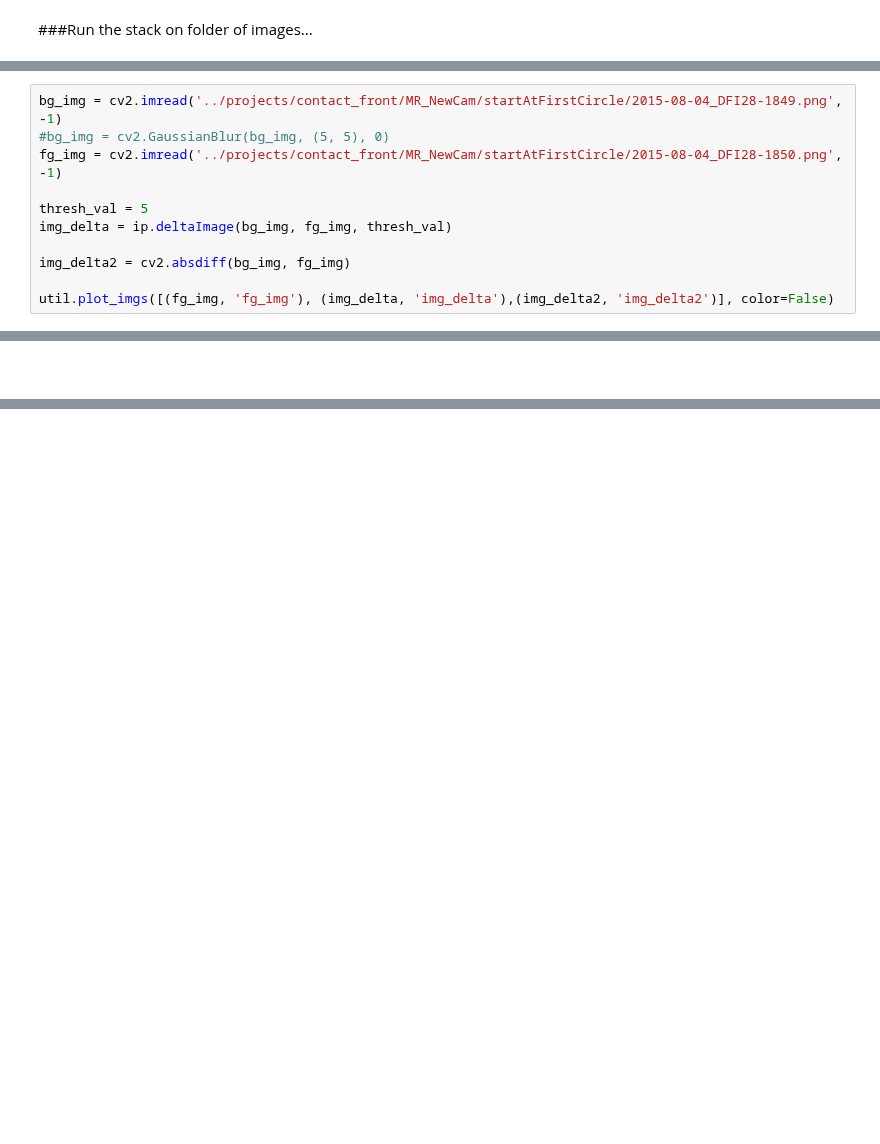
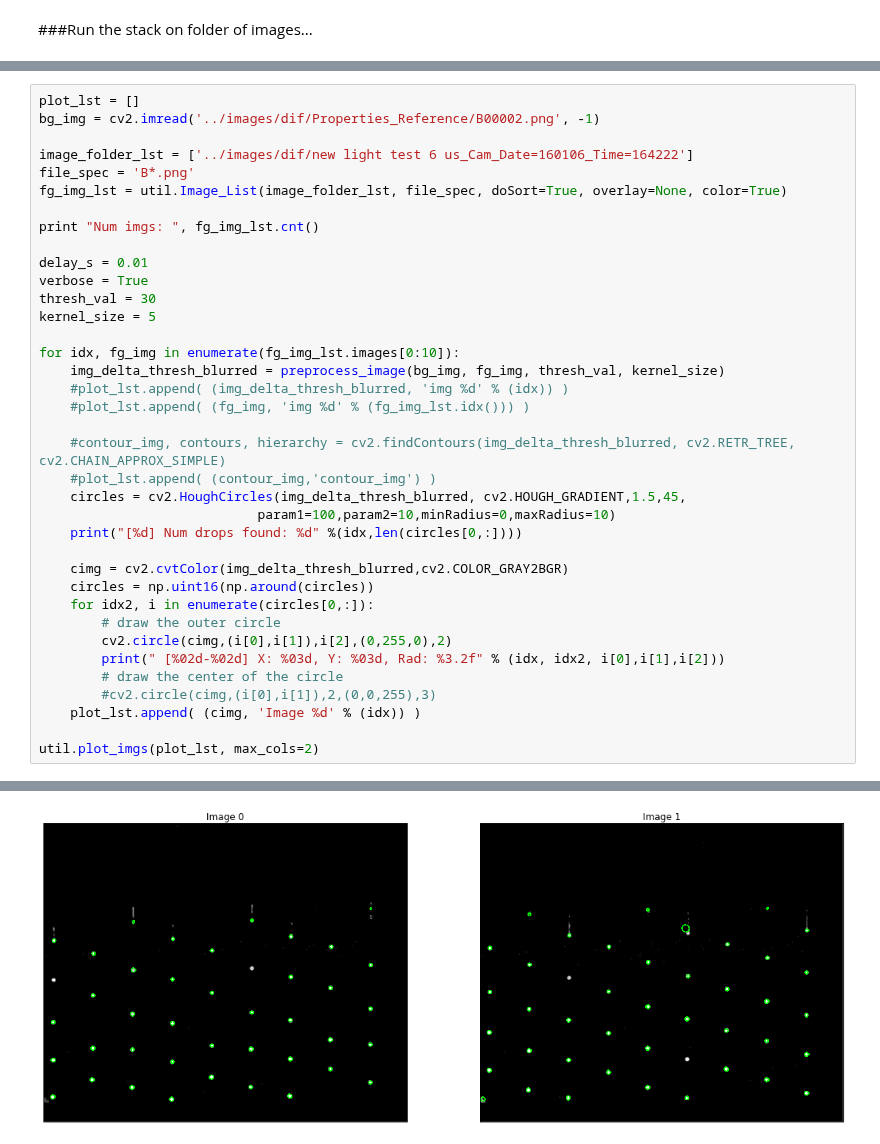
Before and after one commit to Aniruddh1/ipython-opencv-notebooks, a Jupyter notebook: notebooks/DIF_Test1.ipynb, the cells around one changed output, grey strips where cells are left out. Drawn from its saved outputs; the diff is of its cells as text; blank space fills up the shorter version.

```diff
--- a/notebooks/DIF_Test1.ipynb
+++ b/notebooks/DIF_Test1.ipynb
@@ -392,11 +132,0 @@ util.plot_imgs([(bg_img, 'Background Image'), (fg_img, 'Raw Image'), (img, 'Delt
-# %%
-bg_img = cv2.imread('../projects/contact_front/MR_NewCam/startAtFirstCircle/2015-08-04_DFI28-1849.png', -1)
-#bg_img = cv2.GaussianBlur(bg_img, (5, 5), 0)
-fg_img = cv2.imread('../projects/contact_front/MR_NewCam/startAtFirstCircle/2015-08-04_DFI28-1850.png', -1)
-
-thresh_val = 5
-img_delta = ip.deltaImage(bg_img, fg_img, thresh_val)
-
-img_delta2 = cv2.absdiff(bg_img, fg_img)
-
-util.plot_imgs([(fg_img, 'fg_img'), (img_delta, 'img_delta'),(img_delta2, 'img_delta2')], color=False)
@@ -606,2 +133,38 @@ print "dia_mean: ", dia_np.mean()
-# %% [markdown]
-###
+# %%
+plot_lst = []
+bg_img = cv2.imread('../images/dif/Properties_Reference/B00002.png', -1)
+
+image_folder_lst = ['../images/dif/new light test 6 us_Cam_Date=160106_Time=164222']
+file_spec = 'B*.png'
+fg_img_lst = util.Image_List(image_folder_lst, file_spec, doSort=True, overlay=None, color=True)
+
+print "Num imgs: ", fg_img_lst.cnt()
+
+delay_s = 0.01
+verbose = True
+thresh_val = 30
+kernel_size = 5
+
+for idx, fg_img in enumerate(fg_img_lst.images[0:10]):
+    img_delta_thresh_blurred = preprocess_image(bg_img, fg_img, thresh_val, kernel_size)
+    #plot_lst.append( (img_delta_thresh_blurred, 'img %d' % (idx)) )
+    #plot_lst.append( (fg_img, 'img %d' % (fg_img_lst.idx())) )
+
+    #contour_img, contours, hierarchy = cv2.findContours(img_delta_thresh_blurred, cv2.RETR_TREE, cv2.CHAIN_APPROX_SIMPLE)
+    #plot_lst.append( (contour_img,'contour_img') )
+    circles = cv2.HoughCircles(img_delta_thresh_blurred, cv2.HOUGH_GRADIENT,1.5,45,
+                            param1=100,param2=10,minRadius=0,maxRadius=10)
+    print("[%d] Num drops found: %d" %(idx,len(circles[0,:])))
+
+    cimg = cv2.cvtColor(img_delta_thresh_blurred,cv2.COLOR_GRAY2BGR)
+    circles = np.uint16(np.around(circles))
+    for idx2, i in enumerate(circles[0,:]):
+        # draw the outer circle
+        cv2.circle(cimg,(i[0],i[1]),i[2],(0,255,0),2)
+        print(" [%02d-%02d] X: %03d, Y: %03d, Rad: %3.2f" % (idx, idx2, i[0],i[1],i[2]))
+        # draw the center of the circle
+        #cv2.circle(cimg,(i[0],i[1]),2,(0,0,255),3)
+    plot_lst.append( (cimg, 'Image %d' % (idx)) )
+
+util.plot_imgs(plot_lst, max_cols=2)
+# %% [output]
@@ -607,0 +188 @@ print "dia_mean: ", dia_np.mean()
+[figure, added]
```
Also changed, not shown: parts of 30 cells of this notebook.
